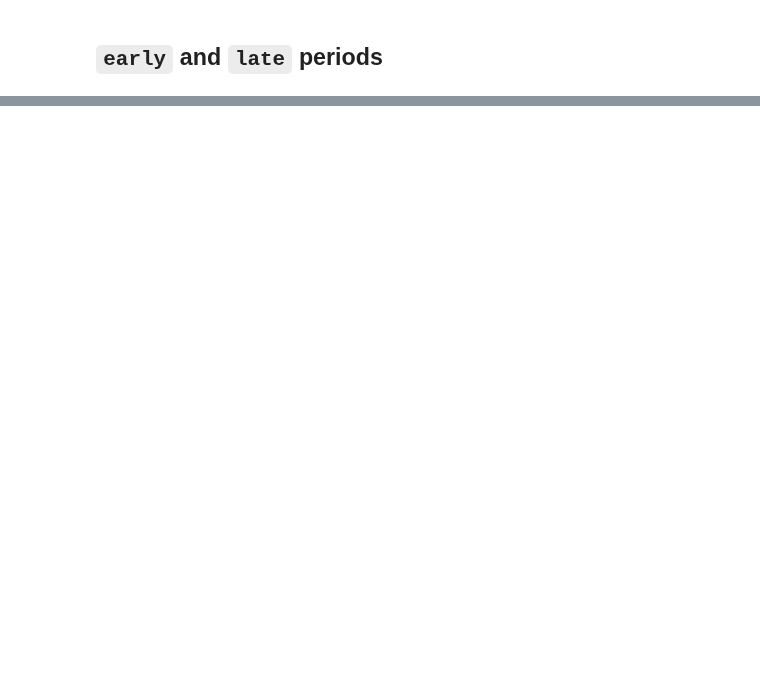
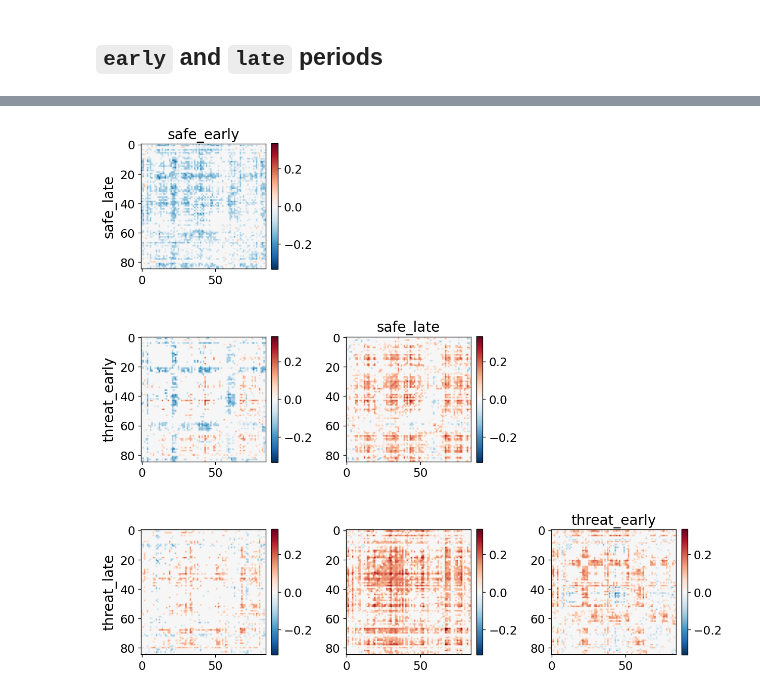
Before and after one commit to govinda-umd/network_dynamics, a Jupyter notebook: _build/jupyter_execute/nb/jul22/00-data-max_model-isfc_desc-early_vs_late.ipynb, the cells around one changed output, grey strips where cells are left out. Cells and saved outputs as stored; diff of their text form; code cells hidden in the pictures; blank space fills up the shorter version.

```diff
--- a/_build/jupyter_execute/nb/jul22/00-data-max_model-isfc_desc-early_vs_late.ipynb
+++ b/_build/jupyter_execute/nb/jul22/00-data-max_model-isfc_desc-early_vs_late.ipynb
@@ -226,0 +265,40 @@ NameError: name 'obs_isfc' is not defined
+# %%
+vmin, vmax = [], []
+for block in diff_isfcs.keys():
+    vmin += [np.min(diff_isfcs[block])]
+    vmax += [np.max(diff_isfcs[block])]
+vmin, vmax = min(vmin), max(vmax)
+
+nrows, ncols = [len(args.LABELS) * len(args.PERIODS)]*2
+fig, axs = plt.subplots(
+    nrows=nrows,
+    ncols=ncols,
+    figsize=(4*ncols, 4*nrows),
+    sharex=False,
+    sharey=False,
+    dpi=120
+)
+
+plt.subplots_adjust(
+    left=None, bottom=None,
+    right=None, top=None,
+    wspace=0.5, hspace=0.25
+)
+
+blocks = np.stack(list(diff_isfcs.keys()))
+for idx_blk1, block1 in enumerate(corrs.keys()):
+    for idx_blk2, block2 in enumerate(corrs.keys()):
+        if idx_blk1 <= idx_blk2:
+            axs[idx_blk1, idx_blk2].remove()
+            continue
+
+        ax = axs[idx_blk1, idx_blk2]
+
+        im = ax.imshow(diff_isfcs[(block1, block2)], cmap='RdBu_r', vmin=vmin, vmax=vmax)
+        ax.figure.colorbar(im, ax=ax, fraction=0.046, pad=0.04)
+
+        if idx_blk1 == idx_blk2+1: ax.set_title(f"{block2}")
+        if idx_blk2 == 0: ax.set_ylabel(f"{block1}", size='large')
+        # ax.set_xlabel(f"rois")
+# %% [output]
+[figure, added]
```
Also changed, not shown: parts of 12 cells of this notebook, 29 other files.
